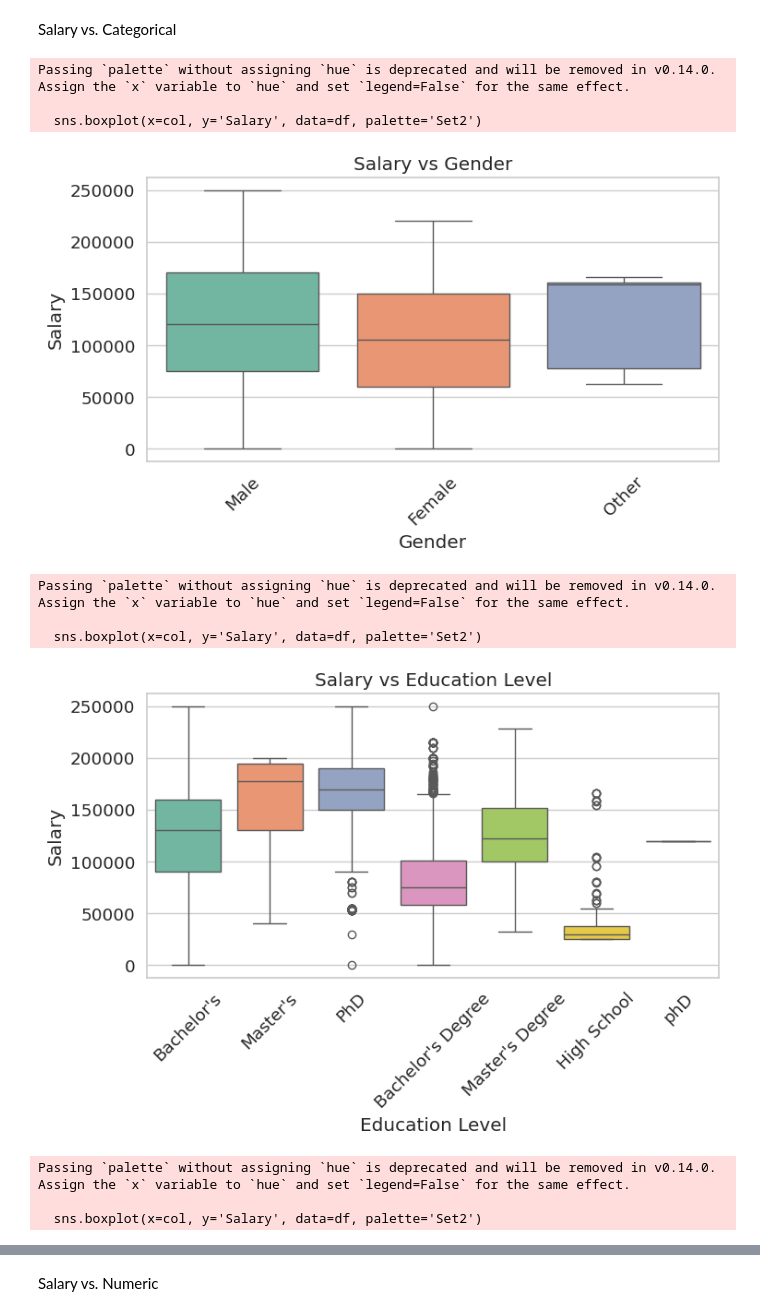
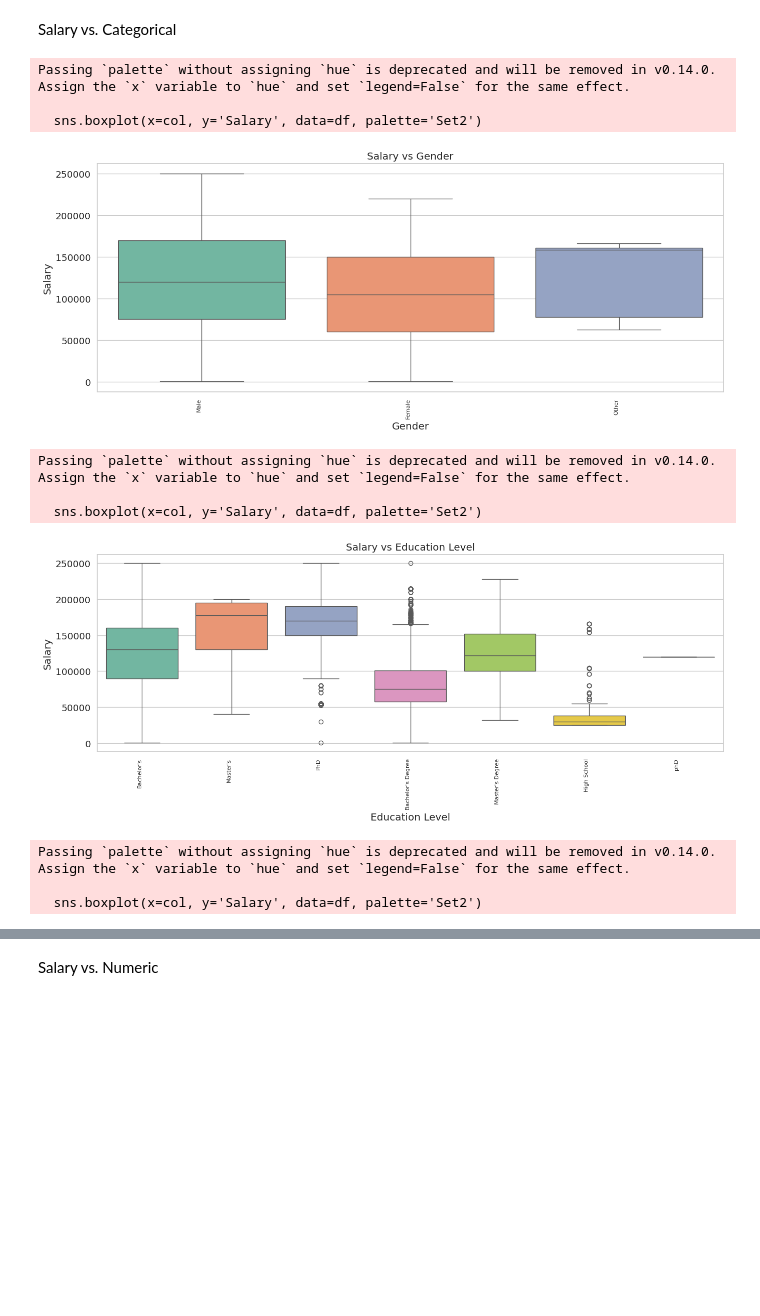
Before and after one commit to Suraweera1235/CS_Group_09_Salary_prediction, a Jupyter notebook: notebooks/Senuli_FC110567/EDA.ipynb, the cells around one changed output, grey strips where cells are left out. Drawn from its saved outputs; the diff is of its cells as text; code cells hidden in the pictures; blank space fills up the shorter version.

```diff
--- a/notebooks/Senuli_FC110567/EDA.ipynb
+++ b/notebooks/Senuli_FC110567/EDA.ipynb
@@ -65,10 +66,11 @@ for col in numeric_cols:
 categorical_cols = ['Gender', 'Education Level', 'Job Title']
 
 for col in categorical_cols:
-    plt.figure(figsize=(8, 4))
-    sns.countplot(x=col, data=df, palette='pastel')
+    plt.figure(figsize=(14, 6))  # Make the figure wider
+    sns.countplot(x=col, data=df, palette='pastel', order=df[col].value_counts().index)
     plt.title(f'Distribution of {col}')
-    plt.xticks(rotation=45)
+    plt.xticks(rotation=90, ha='right', fontsize=8)  # Rotate and align labels
+    plt.tight_layout()  # Adjust layout to prevent label cut-off
     plt.show()
 # %% [output]
 Passing `palette` without assigning `hue` is deprecated and will be removed in v0.14.0. Assign the `x` variable to `hue` and set `legend=False` for the same effect.
@@ -89,20 +107,21 @@ Bivariate Analysis (Relationships)
 Salary vs. Categorical
 # %%
 for col in categorical_cols:
-    plt.figure(figsize=(8, 4))
+    plt.figure(figsize=(14, 6))
     sns.boxplot(x=col, y='Salary', data=df, palette='Set2')
     plt.title(f'Salary vs {col}')
-    plt.xticks(rotation=45)
+    plt.xticks(rotation=90, ha='right', fontsize=8)
+    plt.tight_layout()
     plt.show()
 # %% [output]
 Passing `palette` without assigning `hue` is deprecated and will be removed in v0.14.0. Assign the `x` variable to `hue` and set `legend=False` for the same effect.
 
   sns.boxplot(x=col, y='Salary', data=df, palette='Set2')
-[figure, old version]
+[figure, new version]
 Passing `palette` without assigning `hue` is deprecated and will be removed in v0.14.0. Assign the `x` variable to `hue` and set `legend=False` for the same effect.
 
   sns.boxplot(x=col, y='Salary', data=df, palette='Set2')
-[figure, old version]
+[figure, new version]
 Passing `palette` without assigning `hue` is deprecated and will be removed in v0.14.0. Assign the `x` variable to `hue` and set `legend=False` for the same effect.
 
   sns.boxplot(x=col, y='Salary', data=df, palette='Set2')
```
Also changed, not shown: parts of 5 cells of this notebook.
